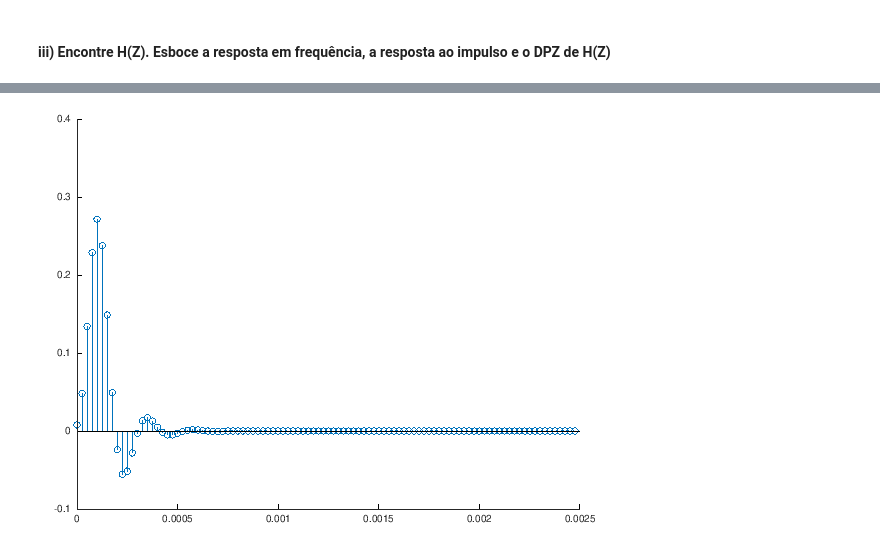
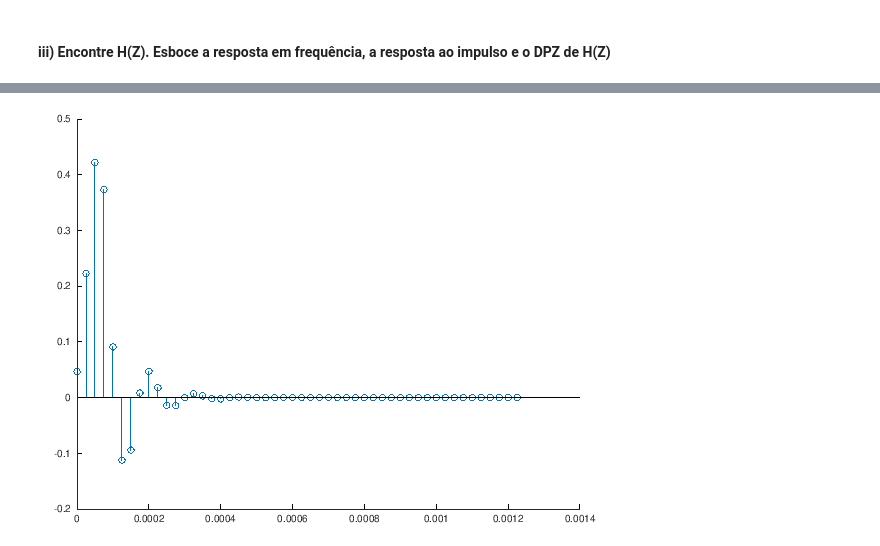
Before and after one commit to diegomhamilton/processamento-digital-de-sinais, a Jupyter notebook: Projeto_2/projeto.ipynb, the cells around one changed output, grey strips where cells are left out. Saved outputs shown, nothing was run; the diff lists cells and outputs as text; code cells hidden in the pictures.

```diff
--- a/Projeto_2/projeto.ipynb
+++ b/Projeto_2/projeto.ipynb
@@ -82,8 +82,2 @@ new_fc =  9250.6
 # %% [markdown]
 #### ii) Encontre H(S) e esboce seu DPZ.
-# %%
-w = logspace(-1, 1, 100);
-h = freqs(b, a, w);
-freqs(b, a, w);
-% plot(w, abs(h))
-% plot(w, angle(h))
@@ -103,5 +117,5 @@ freqz(b,a)
 # %%
-[h,t] = impz(b, a, 100, fs);
+[h,t] = impz(bd, ad, 50, fs);
 stem(t, h)
 # %% [output]
-[figure, old version]
+[figure, new version]
```
Also changed, not shown: parts of 13 cells of this notebook.
